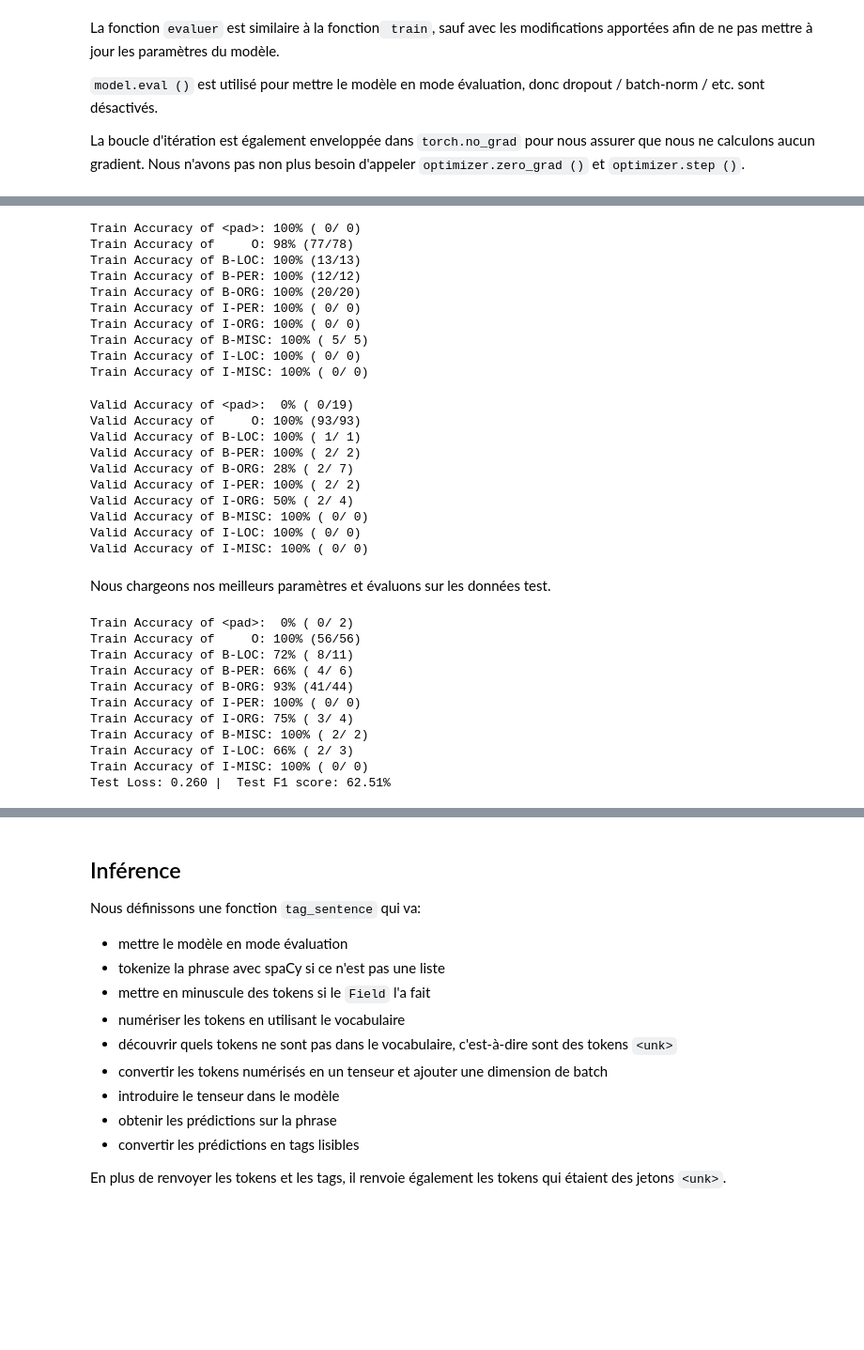
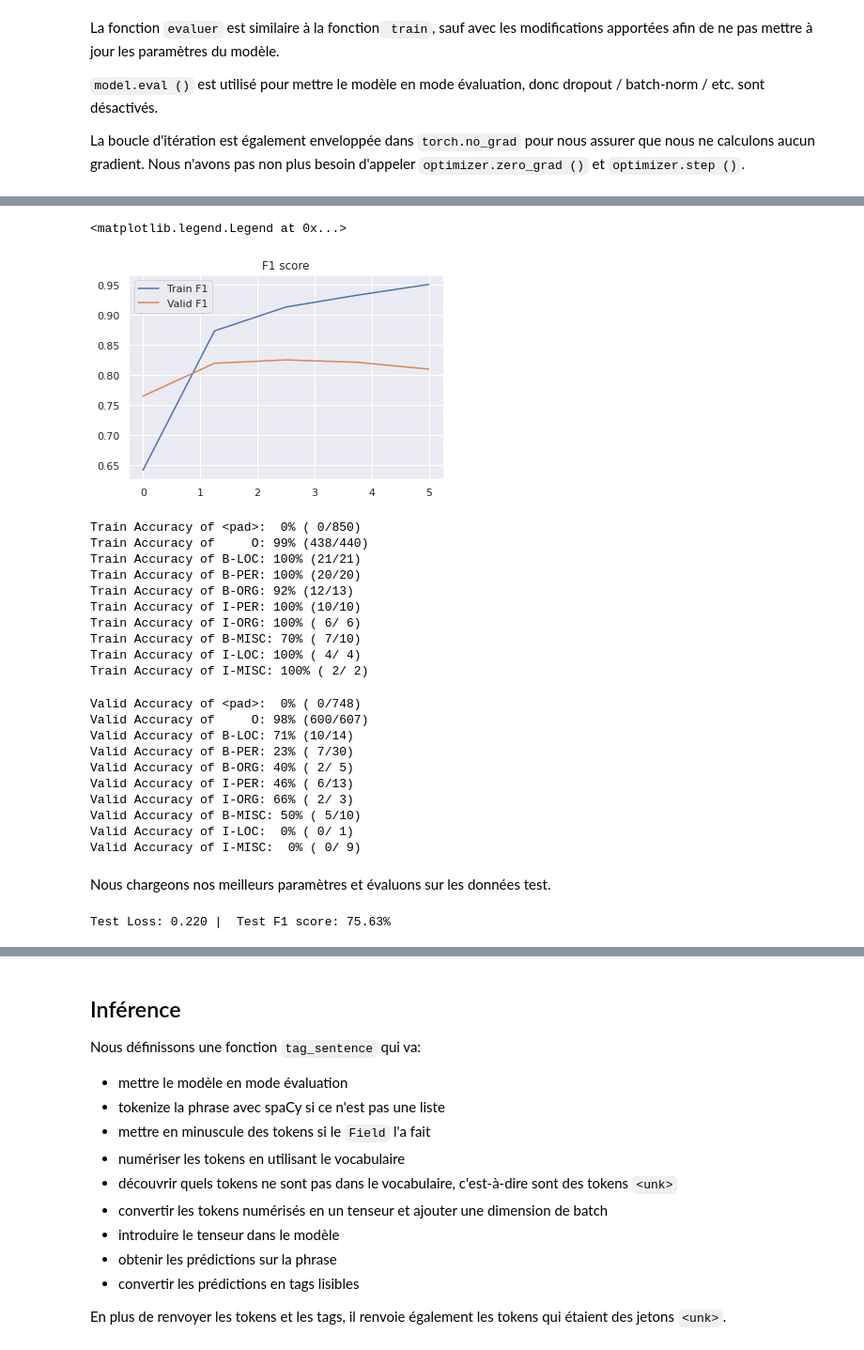
Before and after one commit to aminaghoul/NER-PyTorch, a Jupyter notebook: 1-BiLSTM-NER.ipynb, the cells around one changed output, grey strips where cells are left out. Shown: that part at 94% size. Saved outputs shown, nothing was run; the diff lists cells and outputs as text; code cells hidden in the pictures; blank space fills up the shorter version.

```diff
--- a/1-BiLSTM-NER.ipynb
+++ b/1-BiLSTM-NER.ipynb
@@ -540,57 +538,54 @@ Epoch: 10 | Epoch Time: 0m 4s
+# %%
+x = np.linspace(0, N_EPOCHS,N_EPOCHS)
+
+plt.plot(x,t_f1)
+plt.plot(x,v_f1)
+plt.title("F1 score")
+plt.legend(["Train F1", "Valid F1"])
+# %% [output]
+<matplotlib.legend.Legend at 0x...>
+[figure, added]
 # %%
+n = len(train_acc) - 2
 n_tags = len(TAG.vocab)
 for i in range(n_tags):
     print('Train Accuracy of %5s: %2d%% (%2d/%2d)' % (
-           TAG.vocab.itos[i], train_acc[i][0],
-           train_acc[i][1], train_acc[i][2]))
+           TAG.vocab.itos[i], train_acc[n][i][0],
+           train_acc[n][i][1], train_acc[n][i][2]))
 # %% [output]
-Train Accuracy of <pad>: 100% ( 0/ 0)
-Train Accuracy of     O: 98% (77/78)
-Train Accuracy of B-LOC: 100% (13/13)
-Train Accuracy of B-PER: 100% (12/12)
-Train Accuracy of B-ORG: 100% (20/20)
-Train Accuracy of I-PER: 100% ( 0/ 0)
-Train Accuracy of I-ORG: 100% ( 0/ 0)
-Train Accuracy of B-MISC: 100% ( 5/ 5)
-Train Accuracy of I-LOC: 100% ( 0/ 0)
-Train Accuracy of I-MISC: 100% ( 0/ 0)
+Train Accuracy of <pad>:  0% ( 0/850)
+Train Accuracy of     O: 99% (438/440)
+Train Accuracy of B-LOC: 100% (21/21)
+Train Accuracy of B-PER: 100% (20/20)
+Train Accuracy of B-ORG: 92% (12/13)
+Train Accuracy of I-PER: 100% (10/10)
+Train Accuracy of I-ORG: 100% ( 6/ 6)
+Train Accuracy of B-MISC: 70% ( 7/10)
+Train Accuracy of I-LOC: 100% ( 4/ 4)
+Train Accuracy of I-MISC: 100% ( 2/ 2)
 # %%
+n = len(valid_acc) - 2
 for i in range(n_tags):
     print('Valid Accuracy of %5s: %2d%% (%2d/%2d)' % (
-           TAG.vocab.itos[i], valid_acc[i][0],
-           valid_acc[i][1], valid_acc[i][2]))
+           TAG.vocab.itos[i], valid_acc[n][i][0],
+           valid_acc[n][i][1], valid_acc[n][i][2]))
 # %% [output]
-Valid Accuracy of <pad>:  0% ( 0/19)
-Valid Accuracy of     O: 100% (93/93)
-Valid Accuracy of B-LOC: 100% ( 1/ 1)
-Valid Accuracy of B-PER: 100% ( 2/ 2)
-Valid Accuracy of B-ORG: 28% ( 2/ 7)
-Valid Accuracy of I-PER: 100% ( 2/ 2)
-Valid Accuracy of I-ORG: 50% ( 2/ 4)
-Valid Accuracy of B-MISC: 100% ( 0/ 0)
-Valid Accuracy of I-LOC: 100% ( 0/ 0)
-Valid Accuracy of I-MISC: 100% ( 0/ 0)
+Valid Accuracy of <pad>:  0% ( 0/748)
+Valid Accuracy of     O: 98% (600/607)
+Valid Accuracy of B-LOC: 71% (10/14)
+Valid Accuracy of B-PER: 23% ( 7/30)
+Valid Accuracy of B-ORG: 40% ( 2/ 5)
+Valid Accuracy of I-PER: 46% ( 6/13)
+Valid Accuracy of I-ORG: 66% ( 2/ 3)
+Valid Accuracy of B-MISC: 50% ( 5/10)
+Valid Accuracy of I-LOC:  0% ( 0/ 1)
+Valid Accuracy of I-MISC:  0% ( 0/ 9)
 # %% [markdown]
 Nous chargeons nos meilleurs paramètres et évaluons sur les données test.
 # %%
 model.load_state_dict(torch.load('tut1-model.pt'))
 
 test_loss, test_acc, test_f1 = evaluate(model, test_iterator, criterion, TAG_PAD_IDX)
-n_tags = len(TAG.vocab)
-for i in range(n_tags):
-    print('Test Accuracy of %5s: %2d%% (%2d/%2d)' % (
-           TAG.vocab.itos[i], test_acc[i][0],
-           test_acc[i][1], test_acc[i][2]))
 print(f'Test Loss: {test_loss:.3f} |  Test F1 score: {test_f1*100:.2f}%')
 # %% [output]
-Train Accuracy of <pad>:  0% ( 0/ 2)
-Train Accuracy of     O: 100% (56/56)
-Train Accuracy of B-LOC: 72% ( 8/11)
-Train Accuracy of B-PER: 66% ( 4/ 6)
-Train Accuracy of B-ORG: 93% (41/44)
-Train Accuracy of I-PER: 100% ( 0/ 0)
-Train Accuracy of I-ORG: 75% ( 3/ 4)
-Train Accuracy of B-MISC: 100% ( 2/ 2)
-Train Accuracy of I-LOC: 66% ( 2/ 3)
-Train Accuracy of I-MISC: 100% ( 0/ 0)
-Test Loss: 0.260 |  Test F1 score: 62.51%
+Test Loss: 0.220 |  Test F1 score: 75.63%
```
Also changed, not shown: parts of 25 cells of this notebook.
